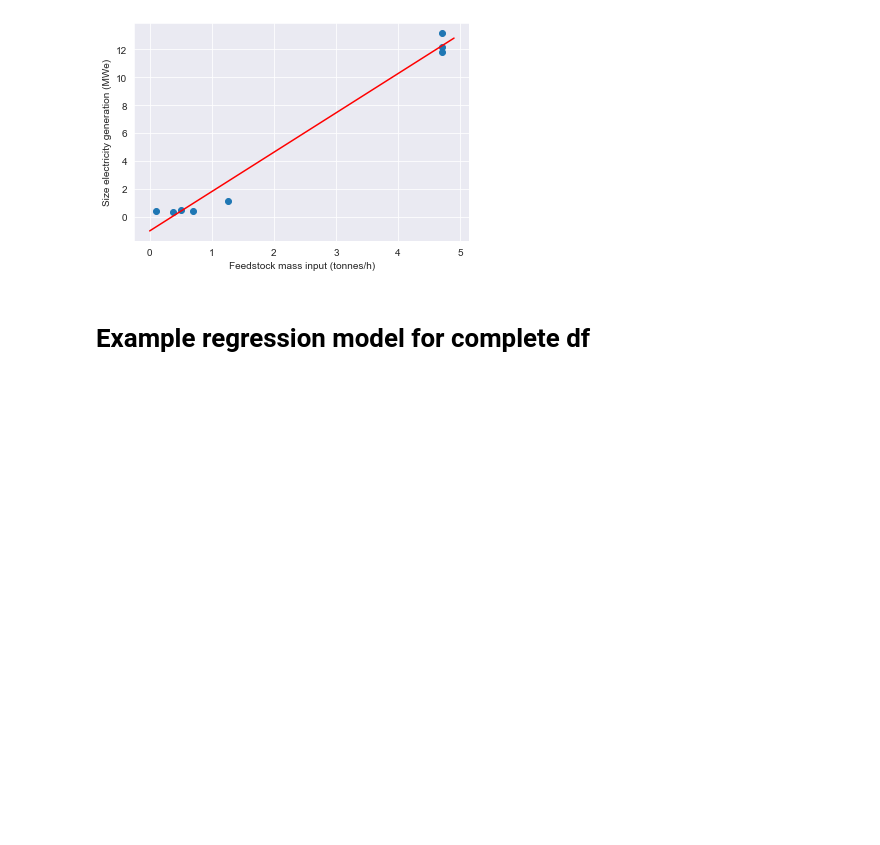
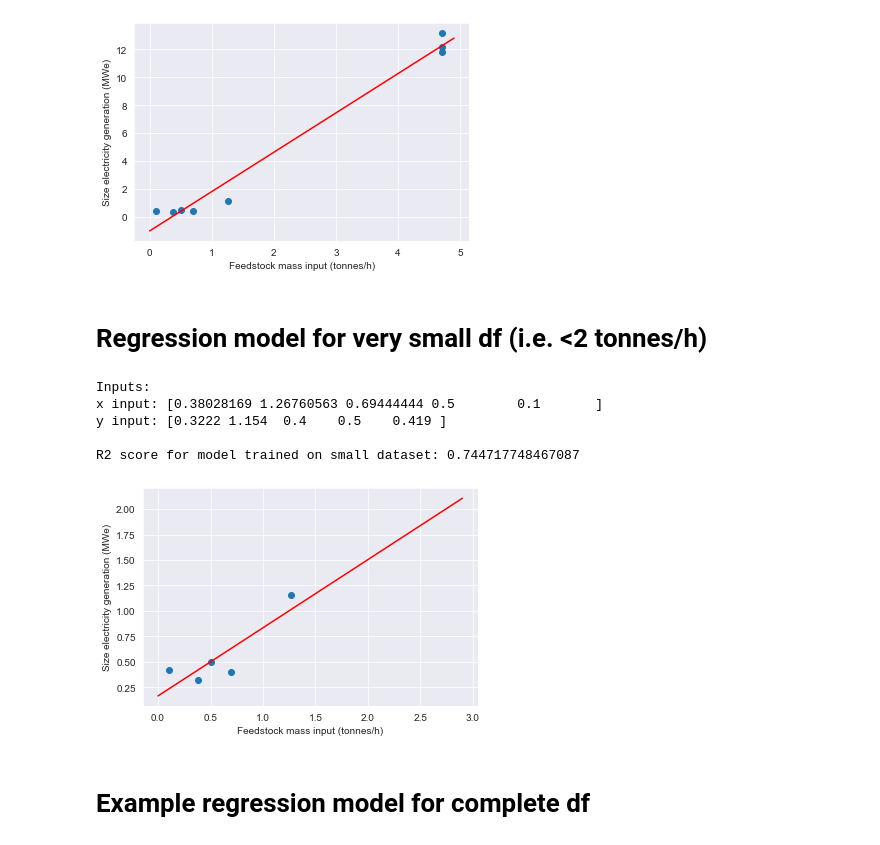
Before and after one commit to SimonAscher/Gasification_LCA_TEA, a Jupyter notebook: analysis/preliminary/system_size/system_size.ipynb, the cells around one changed output. Saved outputs shown, nothing was run; the diff lists cells and outputs as text; code cells hidden in the pictures; blank space fills up the shorter version.

```diff
--- a/analysis/preliminary/system_size/system_size.ipynb
+++ b/analysis/preliminary/system_size/system_size.ipynb
@@ -514,6 +514,43 @@ ax.set_ylabel("Size electricity generation (MWe)")
 plt.show()
 # %% [output]
 [figure]
+# %% [markdown]
+# Regression model for very small df (i.e. <2 tonnes/h)
+# %%
+# Display inputs
+x_small_sub2 = np.array(df_small["Feedstock mass input (tonnes/h)"].values[df_small["Feedstock mass input (tonnes/h)"].values<2])
+y_small_sub2 = np.array(df_small["Size electricity generation (MWe)"].values[df_small["Feedstock mass input (tonnes/h)"].values<2])
+
+print("Inputs:")
+print("x input:", x_small_sub2)
+print("y input:", y_small_sub2)
+print()
+
+# fit regression model
+linear_regressor_small_df_sub2 = LinearRegression().fit(X=x_small_sub2.reshape(-1,1), y=y_small_sub2)
+R2_small_sub2 = linear_regressor_small_df.score(X=x_small_sub2.reshape(-1,1), y=y_small_sub2)
+print("R2 score for model trained on small dataset:", R2_small_sub2)
+# %% [output]
+Inputs:
+x input: [0.38028169 1.26760563 0.69444444 0.5        0.1       ]
+y input: [0.3222 1.154  0.4    0.5    0.419 ]
+
+R2 score for model trained on small dataset: 0.744717748467087
+# %%
+# Get predictions to plot
+df_small_predictors_sub2 = np.arange(start=0, stop=3, step=0.1)
+df_small_predictions_sub2 = linear_regressor_small_df_sub2.predict(df_small_predictors_sub2.reshape(-1,1))
+
+# Plot regression model + data
+fig, ax = plt.subplots()
+ax.scatter(x_small, y_small)
+ax.plot(df_small_predictors_sub2, df_small_predictions_sub2, color="red")
+ax.set_xlabel("Feedstock mass input (tonnes/h)")
+ax.set_ylabel("Size electricity generation (MWe)")
+
+plt.show()
+# %% [output]
+[figure, added]
 # %% [markdown]
 # Example regression model for complete df
 # %%
```
Also changed, not shown: 13 other files.
